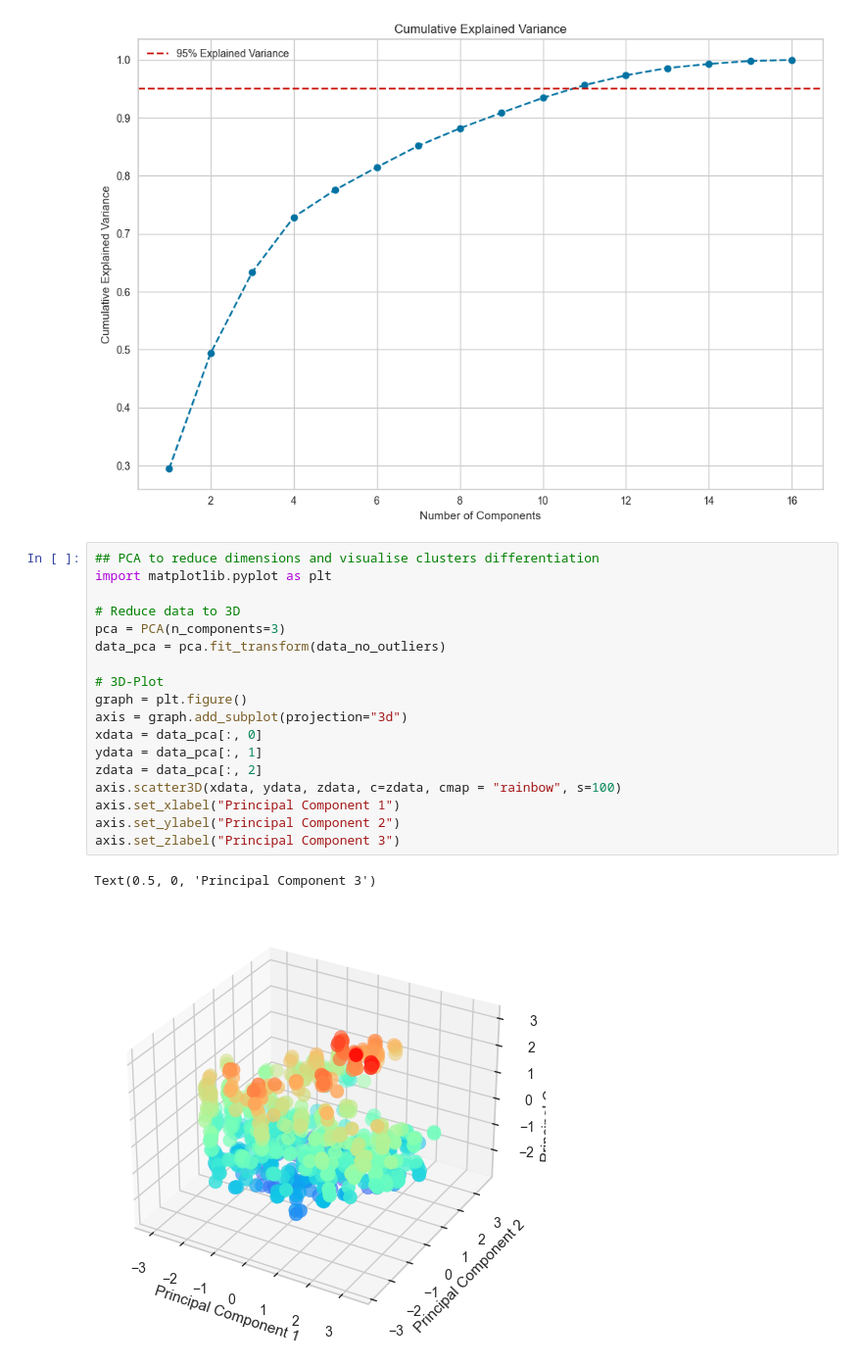
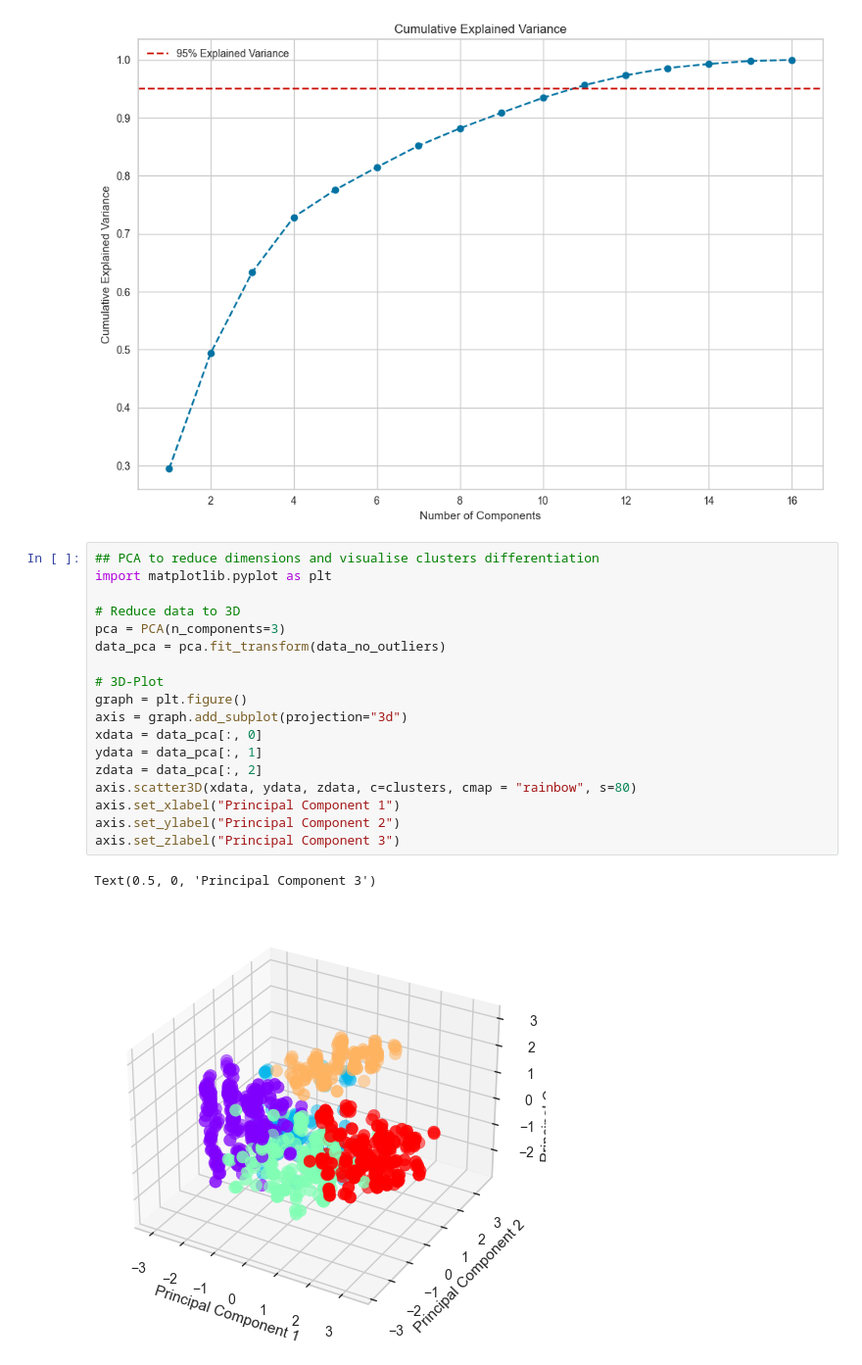
Before and after one commit to moshchev/data_analytics_ws23, a Jupyter notebook: data_preproceding.ipynb, the cells around one changed output. Shown at 98% size. Saved outputs shown, nothing was run; the diff lists cells and outputs as text.

Commit message:
explanaition of clusters

```diff
--- a/data_preproceding.ipynb
+++ b/data_preproceding.ipynb
@@ -187,21 +183,21 @@ plt.show()
 # %%
 ## PCA to reduce dimensions and visualise clusters differentiation
 import matplotlib.pyplot as plt
 
 # Reduce data to 3D
 pca = PCA(n_components=3)
 data_pca = pca.fit_transform(data_no_outliers)
 
 # 3D-Plot
 graph = plt.figure()
 axis = graph.add_subplot(projection="3d")
 xdata = data_pca[:, 0]
 ydata = data_pca[:, 1]
 zdata = data_pca[:, 2]
-axis.scatter3D(xdata, ydata, zdata, c=zdata, cmap = "rainbow", s=100)
+axis.scatter3D(xdata, ydata, zdata, c=clusters, cmap = "rainbow", s=80)
 axis.set_xlabel("Principal Component 1")
 axis.set_ylabel("Principal Component 2")
 axis.set_zlabel("Principal Component 3")
 # %% [output]
 Text(0.5, 0, 'Principal Component 3')
-[figure, old version]
+[figure, new version]
```
Also changed, not shown: parts of 6 cells of this notebook.
